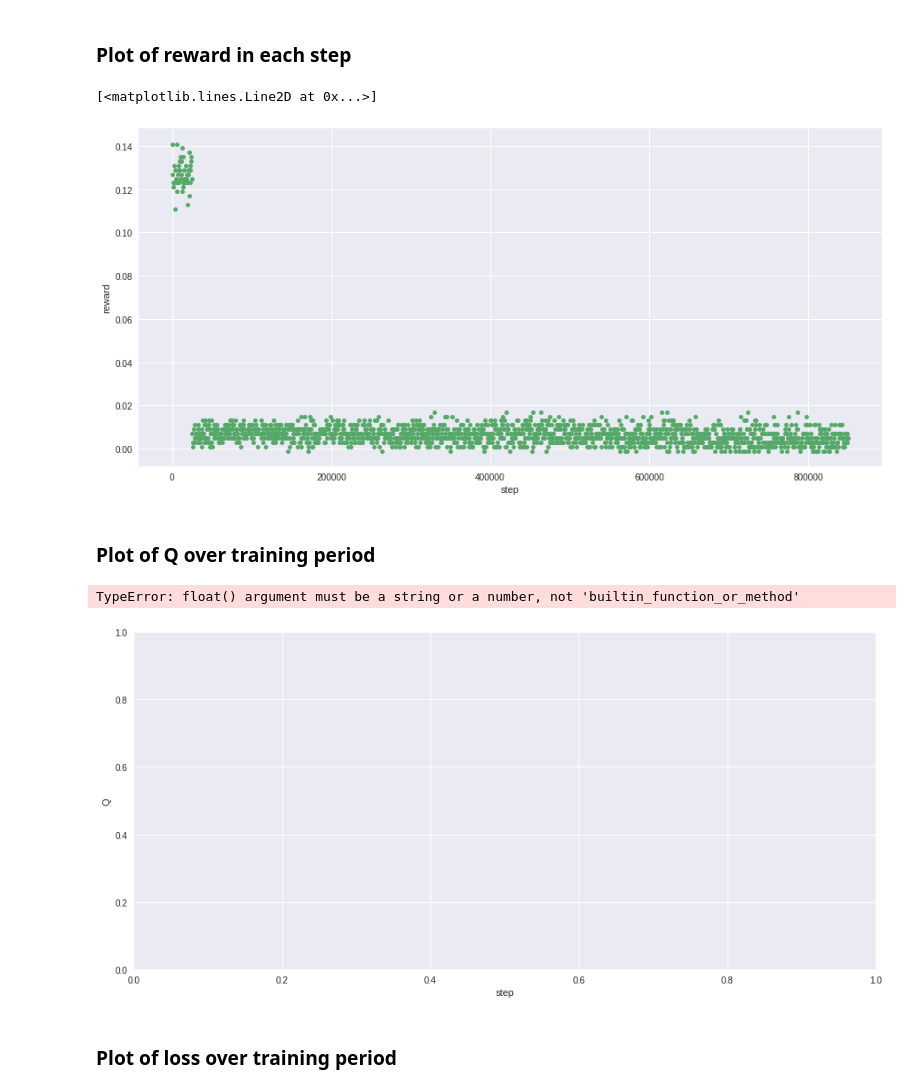
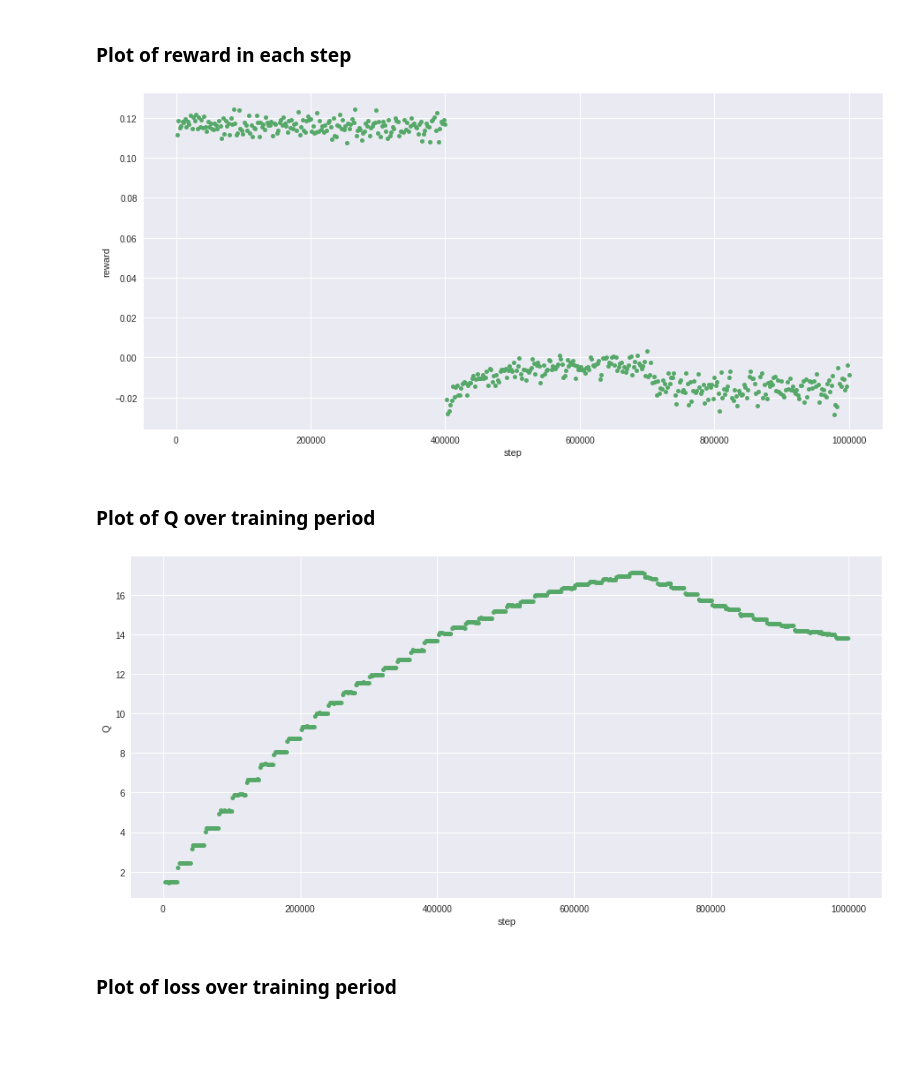
Before and after one commit to jkreft/ifml_project, a Jupyter notebook: analysis.ipynb, the cells around one changed output. Drawn from its saved outputs; the diff is of its cells as text; code cells hidden in the pictures; blank space fills up the shorter version.

```diff
--- a/analysis.ipynb
+++ b/analysis.ipynb
@@ -25,9 +27,9 @@ def latest(d):
     return flist[np.argmax(flist[np.where(flist[:,1] == np.max(flist[:,1]))][:,2])][0]
 # %%
 last = True
-directory = '/home/phaetjay/programming/ifml/models/'
+directory = '/home/phaetjay/models/'
 
-name = 'from_vserver/model-2019-03-21 01:15:03_step-850000_aint-500_lint-8.pth'
+name = 'coins/' + 'model-2019-03-22 02:14:13/' + '/model-2019-03-22 02:14:13_step-1000000_aint-2000_lint-8' + '.pth'
 #name = latest(directory) if last else name
 # %%
 print('Model name:', name)
@@ -95,19 +93,19 @@ plt.figure(figsize=(15, 7))
 plt.xlabel('step')
 plt.ylabel('reward')
 plt.plot(steps, reward, 'o', ms=5, color='C1')
+plt.savefig(directory + name + '_reward.png', dpi=300)
 # %% [output]
-[<matplotlib.lines.Line2D at 0x...>]
-[figure, old version]
+[figure, new version]
 # %% [markdown]
 ### Plot of Q over training period
 # %%
 plt.figure(figsize=(15, 7))
 plt.xlabel('step')
 plt.ylabel('Q')
-plt.plot(steps, q, 'o', ms=5, color='C1')
+plt.plot(steps[1:], q[1:], 'o', ms=5, color='C1')
+plt.savefig(directory + name + '_q.png', dpi=300)
 # %% [output]
-TypeError: float() argument must be a string or a number, not 'builtin_function_or_method'
-[figure, old version]
+[figure, new version]
 # %% [markdown]
 ### Plot of loss over training period
 # %%
```
Also changed, not shown: parts of 7 cells of this notebook, 3 other files.
